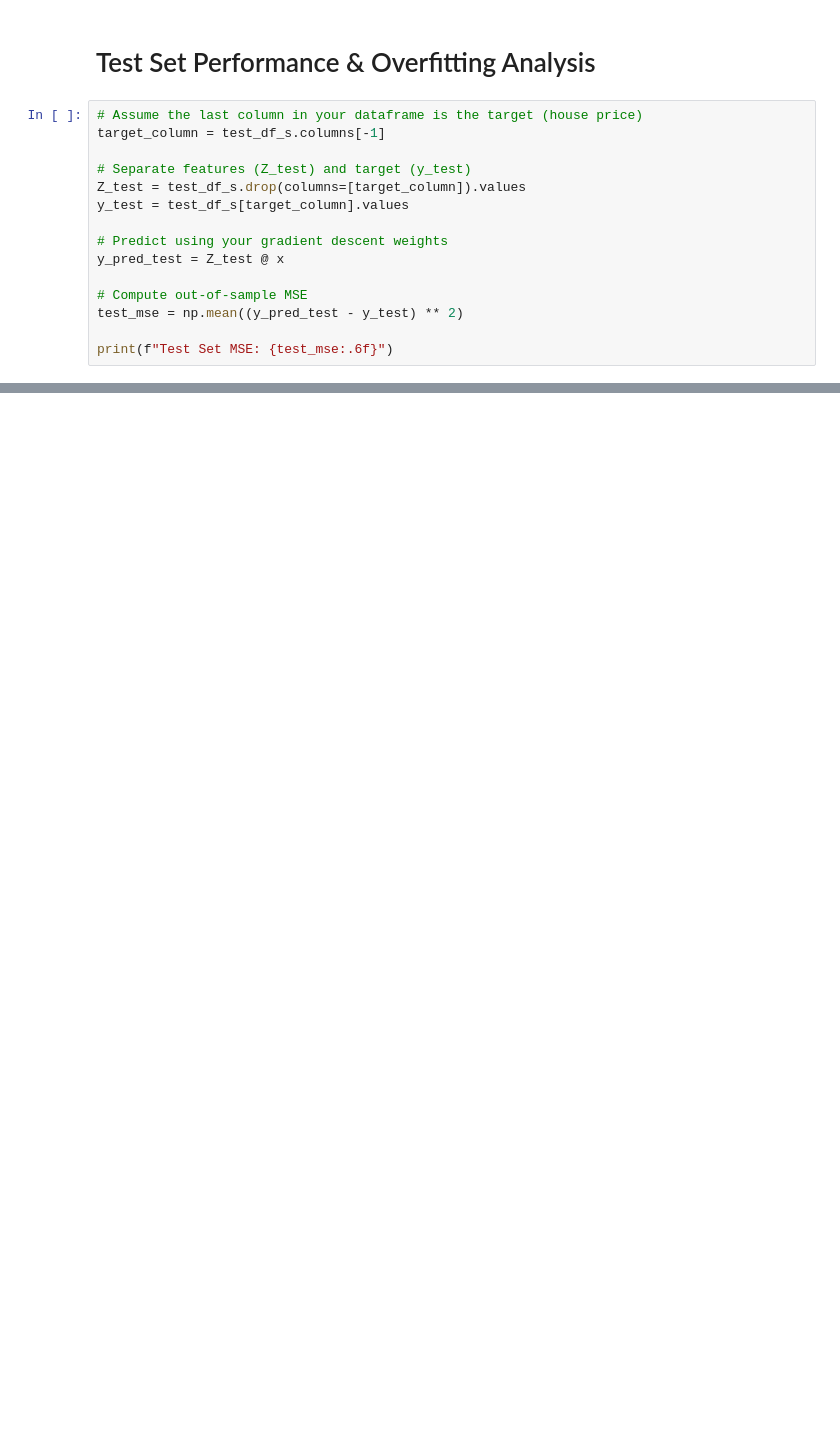
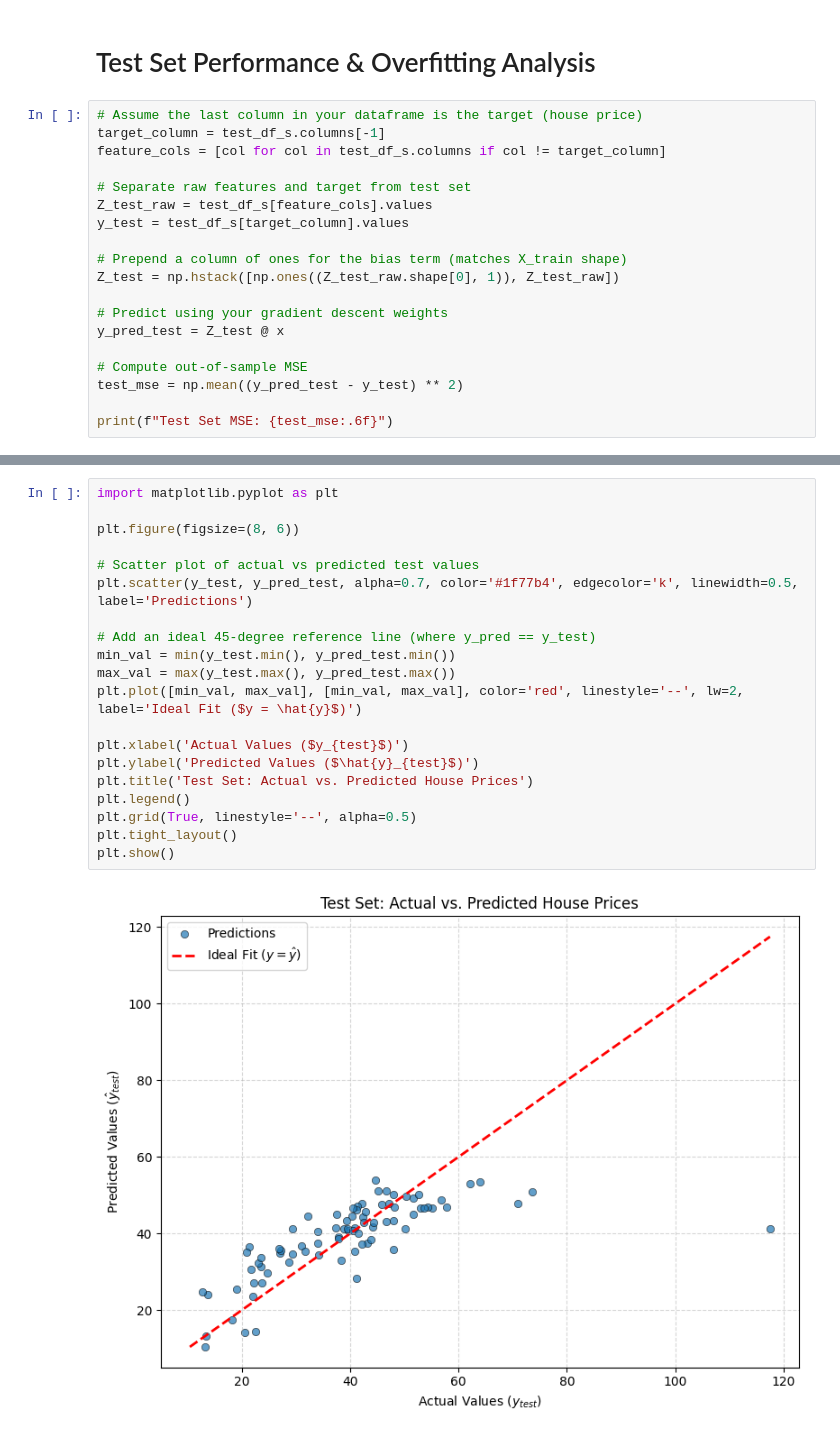
Before and after one commit to Tanisha7320/custom-regression-optimizer, a Jupyter notebook: Untitled-1.ipynb, the cells around one changed output, grey strips where cells are left out. Cells and saved outputs as stored; diff of their text form; blank space fills up the shorter version.

```diff
--- a/Untitled-1.ipynb
+++ b/Untitled-1.ipynb
@@ -203,10 +235,14 @@ Converged in 150 iterations!
 # %%
 # Assume the last column in your dataframe is the target (house price)
 target_column = test_df_s.columns[-1]
+feature_cols = [col for col in test_df_s.columns if col != target_column]
 
-# Separate features (Z_test) and target (y_test)
-Z_test = test_df_s.drop(columns=[target_column]).values
+# Separate raw features and target from test set
+Z_test_raw = test_df_s[feature_cols].values
 y_test = test_df_s[target_column].values
+
+# Prepend a column of ones for the bias term (matches X_train shape)
+Z_test = np.hstack([np.ones((Z_test_raw.shape[0], 1)), Z_test_raw])
 
 # Predict using your gradient descent weights
 y_pred_test = Z_test @ x
@@ -231,0 +268,22 @@ The difference between training set MSE and test set MSE is an indication that t
+# %%
+import matplotlib.pyplot as plt
+
+plt.figure(figsize=(8, 6))
+
+# Scatter plot of actual vs predicted test values
+plt.scatter(y_test, y_pred_test, alpha=0.7, color='#1f77b4', edgecolor='k', linewidth=0.5, label='Predictions')
+
+# Add an ideal 45-degree reference line (where y_pred == y_test)
+min_val = min(y_test.min(), y_pred_test.min())
+max_val = max(y_test.max(), y_pred_test.max())
+plt.plot([min_val, max_val], [min_val, max_val], color='red', linestyle='--', lw=2, label='Ideal Fit ($y = \hat{y}$)')
+
+plt.xlabel('Actual Values ($y_{test}$)')
+plt.ylabel('Predicted Values ($\hat{y}_{test}$)')
+plt.title('Test Set: Actual vs. Predicted House Prices')
+plt.legend()
+plt.grid(True, linestyle='--', alpha=0.5)
+plt.tight_layout()
+plt.show()
+# %% [output]
+[figure, added]
```
Also changed, not shown: parts of 14 cells of this notebook.
